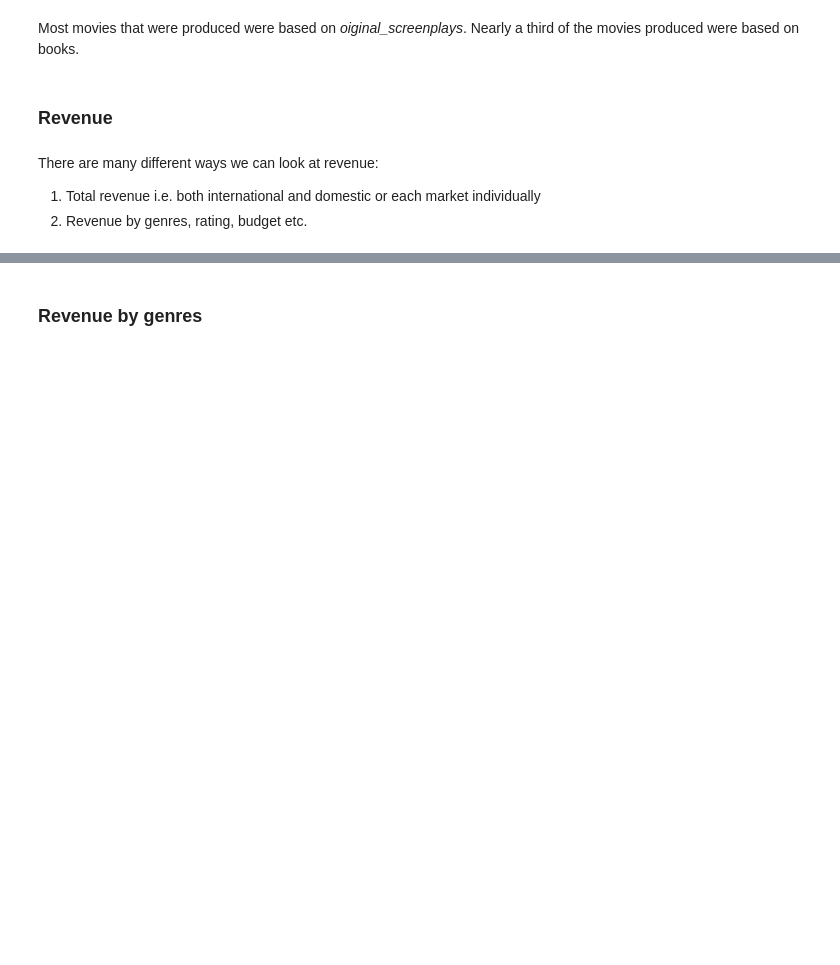
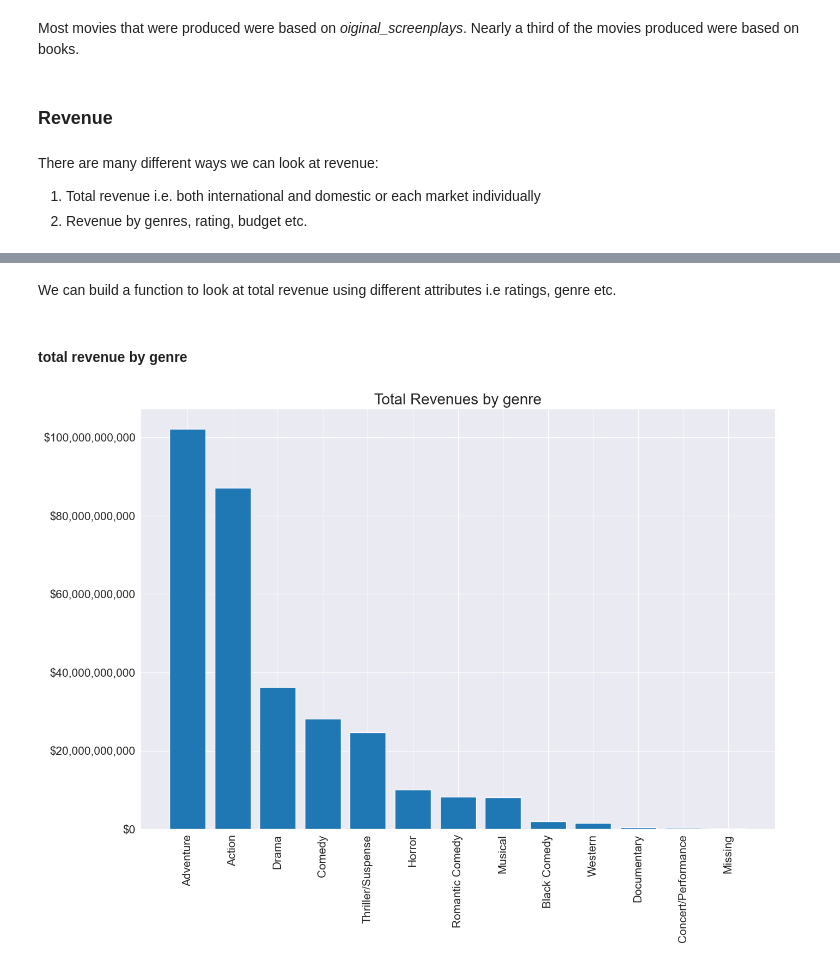
Before and after one commit to rahulakrish/movie_studio_recommendation, a Jupyter notebook: notebook.ipynb, the cells around one changed output, grey strips where cells are left out. Saved outputs shown, nothing was run; the diff lists cells and outputs as text; code cells hidden in the pictures; blank space fills up the shorter version.

Commit message:
started looking at revenue details

```diff
--- a/notebook.ipynb
+++ b/notebook.ipynb
@@ -548,3 +550,29 @@ There are many different ways we can look at revenue:
 df['total_revenue'] = df['domestic_box_office'] + df['international_box_office']
-# %% [markdown]
-### Revenue by genres
+# %% [markdown]
+We can build a function to look at total revenue using different attributes i.e ratings, genre etc.
+# %%
+def total_revenue(column_name):
+    col_df = df.groupby(df[column_name]).sum()
+
+    #sort in descending order for easy viz
+    col_df.sort_values(by=['total_revenue'],inplace=True,ascending=False)
+
+    #plotting
+    fig,ax = plt.subplots(figsize=(15,10))
+    # to get the dollar sign
+    ax.yaxis.set_major_formatter('${x:1.2f}')
+    #to get the comma
+    fmt = '${x:,.0f}'
+    tick = mtick.StrMethodFormatter(fmt)
+    ax.yaxis.set_major_formatter(tick)
+    #plotting data
+    ax.bar(x=col_df.index,height=col_df['total_revenue']);
+    ax.tick_params(axis='x',labelrotation=90,labelsize=15);
+    ax.tick_params(axis='y',labelsize=15);
+    ax.set_title(f'Total Revenues by {column_name}',{'fontsize':20});
+# %% [markdown]
+#### total revenue by genre
+# %%
+total_revenue('genre')
+# %% [output]
+[figure, added]
```
Also changed, not shown: parts of 8 cells of this notebook.
